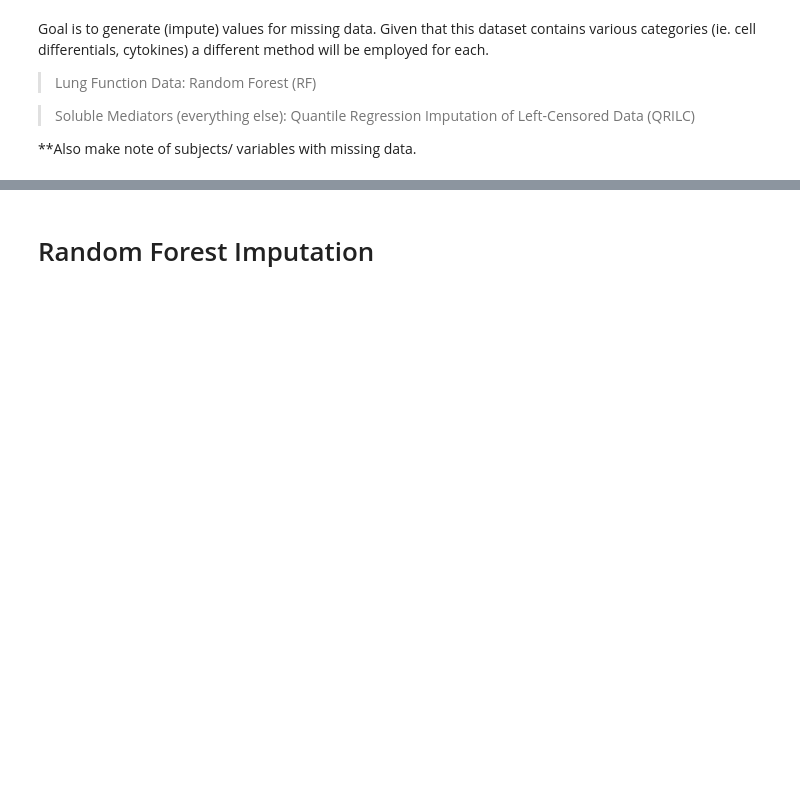
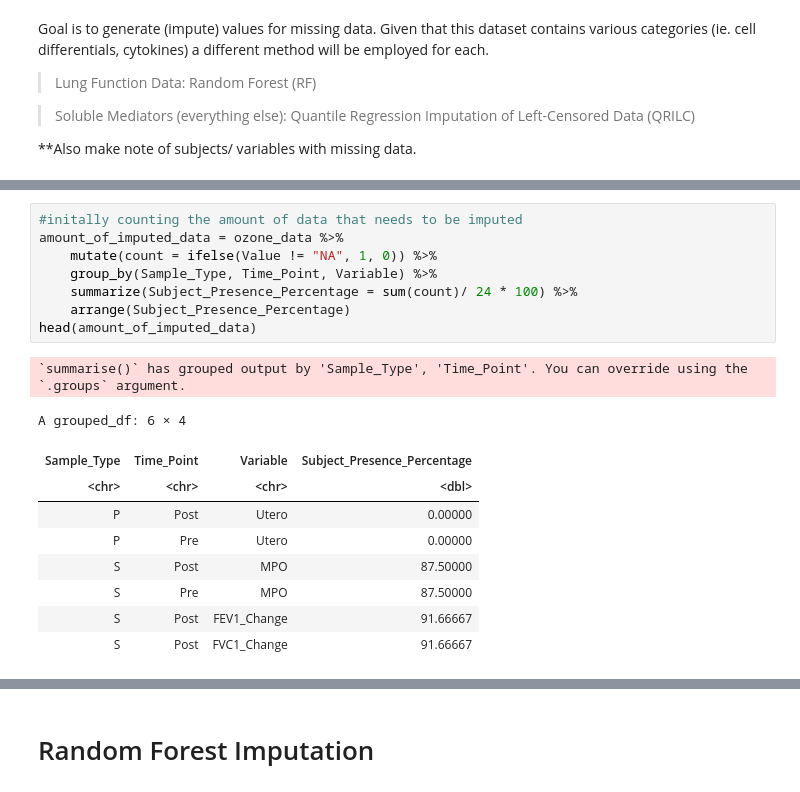
Before and after one commit to UNC-CEMALB/Ozone-exposure-is-associated-with-alterations-in-lung-and-systemic-sterol-profiles-in-healthy-and-as, a Jupyter notebook: 1. Data Imputation/Data Imputation.ipynb, the cells around one changed output, grey strips where cells are left out. Drawn from its saved outputs; the diff is of its cells as text; blank space fills up the shorter version.

```diff
--- a/1. Data Imputation/Data Imputation.ipynb
+++ b/1. Data Imputation/Data Imputation.ipynb
@@ -46,0 +59,19 @@ Goal is to generate (impute) values for missing data. Given that this dataset co
+# %%
+#initally counting the amount of data that needs to be imputed
+amount_of_imputed_data = ozone_data %>%
+    mutate(count = ifelse(Value != "NA", 1, 0)) %>%
+    group_by(Sample_Type, Time_Point, Variable) %>%
+    summarize(Subject_Presence_Percentage = sum(count)/ 24 * 100) %>%
+    arrange(Subject_Presence_Percentage)
+head(amount_of_imputed_data)
+# %% [output]
+`summarise()` has grouped output by 'Sample_Type', 'Time_Point'. You can override using the `.groups` argument.
+A grouped_df: 6 × 4
+| Sample_Type | Time_Point | Variable | Subject_Presence_Percentage |
+| <chr> | <chr> | <chr> | <dbl> |
+| P | Post | Utero | 0.00000 |
+| P | Pre | Utero | 0.00000 |
+| S | Post | MPO | 87.50000 |
+| S | Pre | MPO | 87.50000 |
+| S | Post | FEV1_Change | 91.66667 |
+| S | Post | FVC1_Change | 91.66667 |
```
Also changed, not shown: parts of 10 cells of this notebook.
